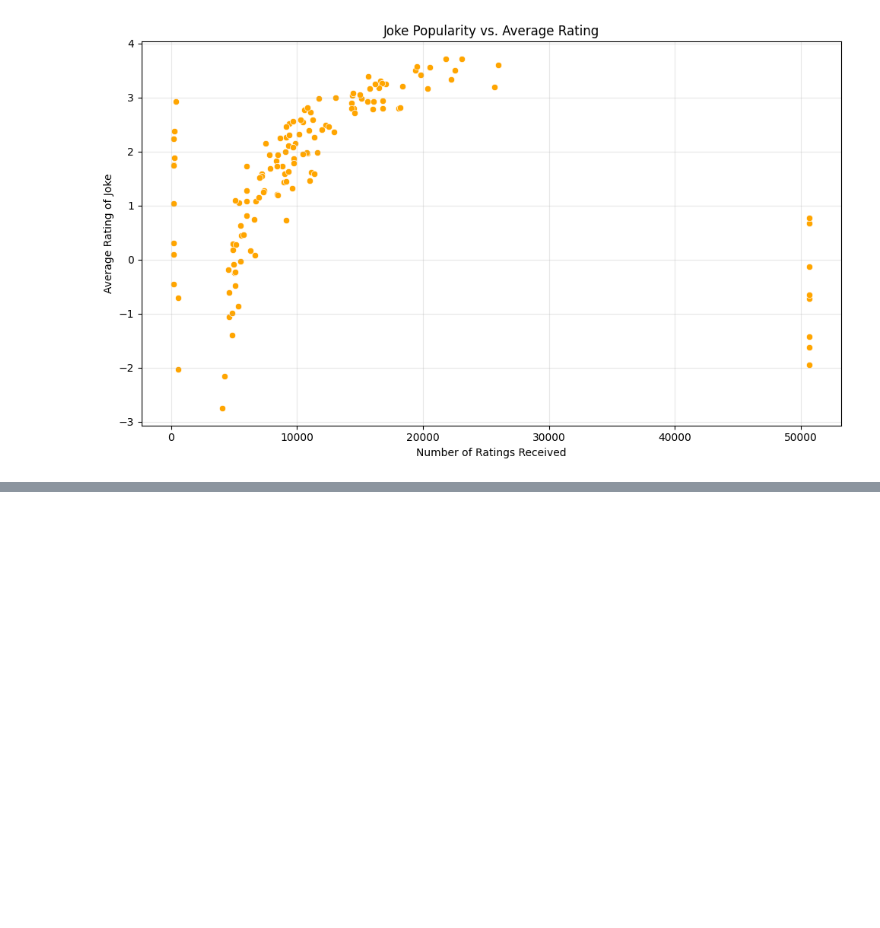
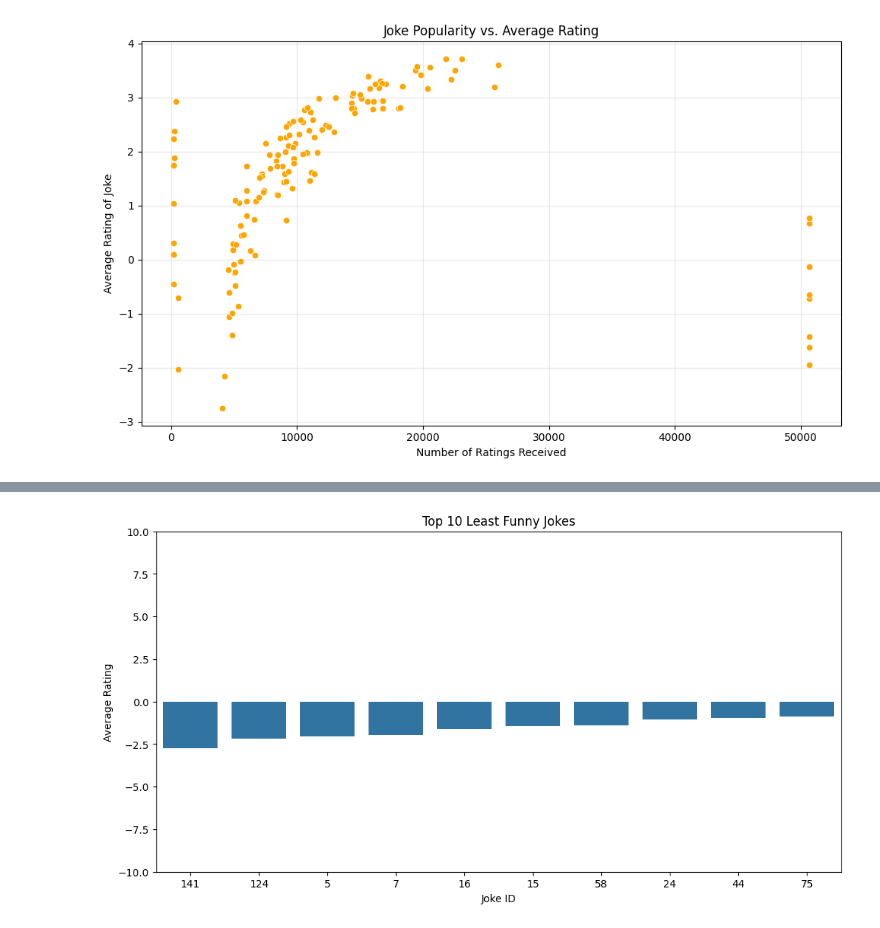
Before and after one commit to marto3344/Jokes-Recommender-System, a Jupyter notebook: notebooks/ratings_analysis.ipynb, the cells around one changed output, grey strips where cells are left out. Saved outputs shown, nothing was run; the diff lists cells and outputs as text; code cells hidden in the pictures; blank space fills up the shorter version.

```diff
--- a/notebooks/ratings_analysis.ipynb
+++ b/notebooks/ratings_analysis.ipynb
@@ -249,2 +297,14 @@ plt.show()
+# %%
+top_10_boring = mean_ratings.dropna().tail(10).sort_values()
+plt.figure(figsize=(12, 6))
+sns.barplot(x=top_10_boring.index, y=top_10_boring.values, order=top_10_boring.index)
+plt.title('Top 10 Least Funny Jokes')
+plt.xlabel('Joke ID')
+plt.ylabel('Average Rating')
+plt.ylim(-10, 10)
+plt.savefig('../images/least_10.png')
+plt.show()
+# %% [output]
+[figure, added]
 # %%
 ratings.to_csv('../Data/processed_ratings.csv', index=False)
```
Also changed, not shown: parts of 5 cells of this notebook, 4 other files.
